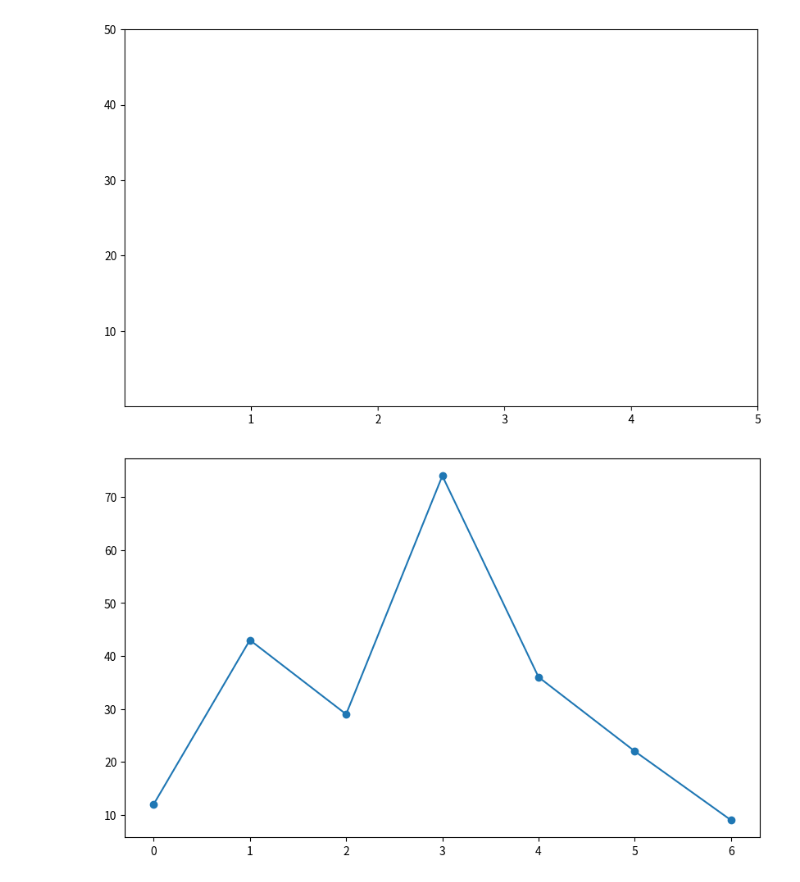
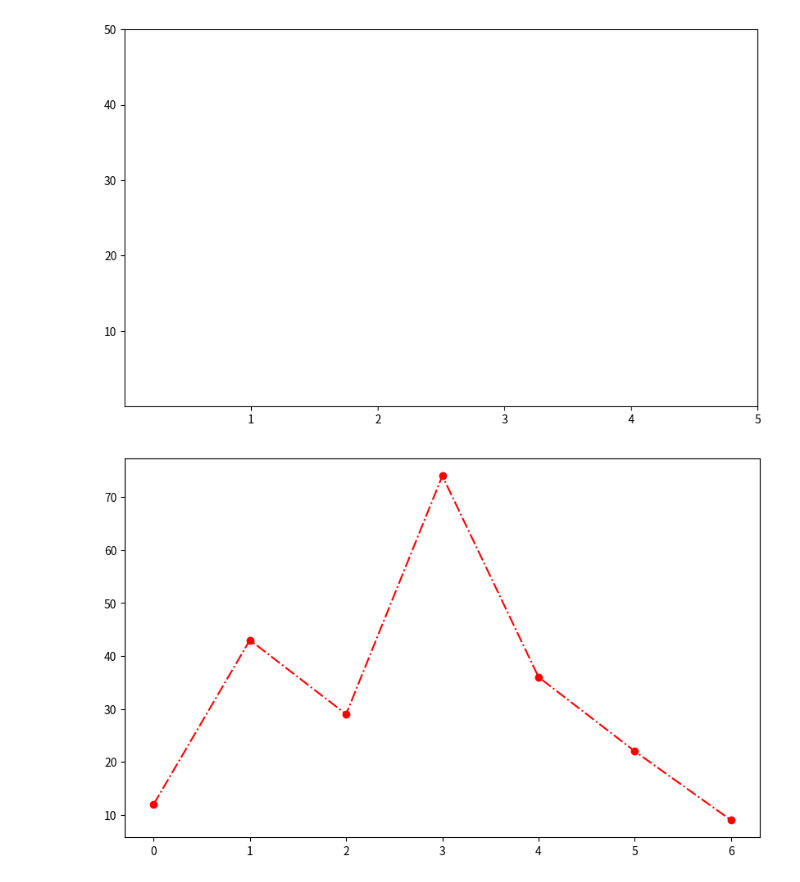
Before and after one commit to wu4fmp6/python_analysis, a Jupyter notebook: lesson7_3t.ipynb, the cells around one changed output. Drawn from its saved outputs; the diff is of its cells as text; code cells hidden in the pictures.

```diff
--- a/lesson7_3t.ipynb
+++ b/lesson7_3t.ipynb
@@ -24,15 +24,15 @@ plt.show()
 # %%
 #建立"圖面" 及 "圖表區塊"
 figure = plt.figure(figsize=(10,6))
 axes = figure.add_subplot(1,1,1)
 
 # # 設定 x 軸和 y 軸的刻度值
 # axes.set_xticks([1, 2, 3, 4, 5])
 # axes.set_yticks([10, 20, 30, 40, 50])
 
 #在圖表內畫線並標註
-axes.plot([12,43,29,74,36,22,9],marker = 'o')
+axes.plot([12,43,29,74,36,22,9],marker = 'o', color=('red'), linestyle=('-.'))
 
 plt.show()
 # %% [output]
-[figure, old version]
+[figure, new version]
```
Also changed, not shown: parts of 1 cell of this notebook, 1 other file.
